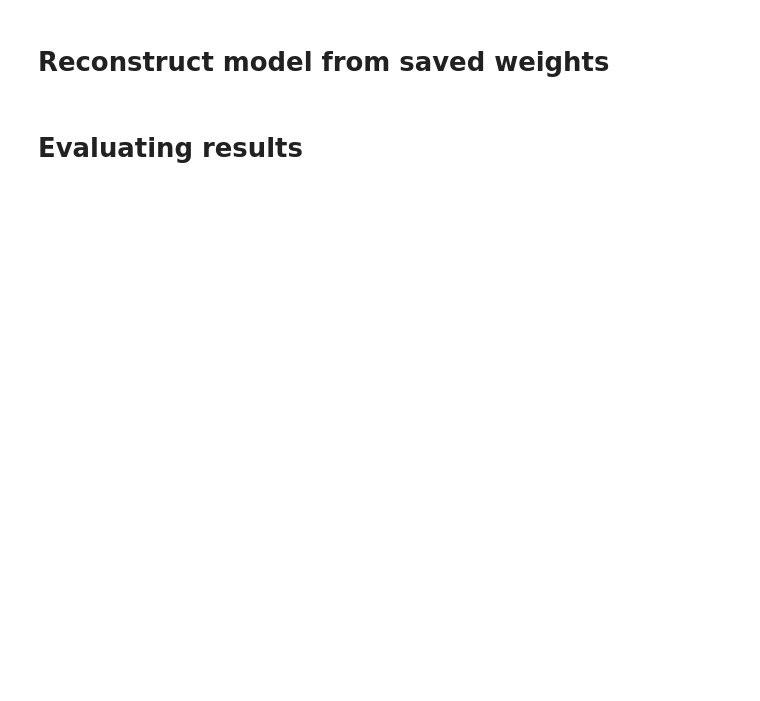
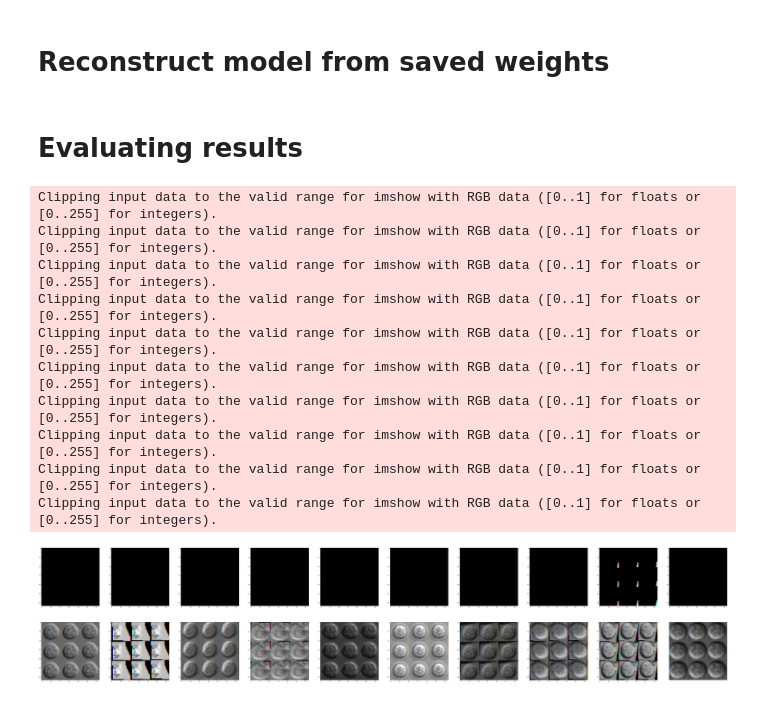
Before and after one commit to Khayrulbuet13/HSC_ML, a Jupyter notebook: src/CNN/CNN_training_test.ipynb, the cells around one changed output. Cells and saved outputs as stored; diff of their text form; code cells hidden in the pictures; blank space fills up the shorter version.

```diff
--- a/src/CNN/CNN_training_test.ipynb
+++ b/src/CNN/CNN_training_test.ipynb
@@ -217,7 +327,7 @@ print("Cuda acceleration enabled!" if torch.cuda.is_available() else 'Running on
 def get_model():
     # initializing with resnet weight
     #model = models.resnet50(weights="IMAGENET1K_V2")
-    model = MyCNN()
+    model = CNN_AE()
 
     # # get the input feature in fully connected layer
     # num_in_features = model.fc.in_features
@@ -317,15 +394,3 @@ for epoch in range(1, EPOCHES+1):
-# %%
-# ploting validation vs train error
-
-fig, ax = plt.subplots(1, 1, figsize = (9, 5))
-ax.legend(loc='best')
-plt.title("Train-Validation Accuracy")
-plt.plot(batch_loss, label='train')
-plt.plot(vloss, label='validation')
-plt.xlabel('num_epochs', fontsize=12)
-plt.ylabel('accuracy', fontsize=12)
-fig.tight_layout()
-plt.savefig(trained_weights + "Train_Validation_Accuracy.png", bbox_inches='tight', dpi=150)
 # %% [markdown]
 # Reconstruct model from saved weights
 # %%
@@ -353,46 +418,71 @@ import shutil
 
 # defining hook to access output from intermidiate layer
 def get_features(name):
     def hook(model, input, output):
         features[name] = output.detach()
     return hook
 
 # registerning the hook. different layer can be accessed by changing
 # fc[3] parameter. for details
 # https://kozodoi.me/python/deep%20learning/pytorch/tutorial/2021/05/27/extracting-features.html
-model.fc[3].register_forward_hook(get_features('feats'))
+# model.decoder[4].register_forward_hook(get_features('feats'))
 
 
 trained_model_PATH = trained_weights +'TBCells.pt'
 model.load_state_dict(torch.load(trained_model_PATH))
 model.eval()
 #print(model)
 
 y_pred = []
 y_true = []
 FEATS = [] # extracted feats will be saved here
 # placeholder for batch features
 features = {}
 
+outputs_dict = {}
 
+# Extracting the last batch from the test
+# dataset
+img_list = []
+out_list = []
 with torch.no_grad():
     for image, target, path in test_dataloader:
         image, target = image.to(DEVICE), target.to(DEVICE)
         outputs = model(image)
-        output = (torch.max(outputs, 1)[1]).data.cpu().numpy()
-        y_pred.extend(output) # Save Prediction
-        target = target.data.cpu().numpy()
+        outputs_dict['img'] = image
+        outputs_dict['out'] = outputs
 
-        # not_matched = [target.index(y) for x, y in zip(y_pred, target) if y != x]
-        not_matched = np.where(y_pred != target)[0]
-        if not os.path.exists(trained_weights + "wrong_pred/"):
-            os.makedirs(trained_weights + "wrong_pred/")
-            for element in not_matched:
-                shutil.copy(path[element], trained_weights + "wrong_pred/" + path[element].split("/")[-1])
-        y_true.extend(target) # Save Truth
-        FEATS.extend((features['feats'].cpu().numpy())) # Save feature
+counter = 1
+val = outputs_dict['out'].cpu().detach().numpy()
 
-print(f' Feature extracted with shape: {np.array(FEATS).shape}')
+# Plotting first 10 images of the batch
+fig, axs = plt.subplots(2, 10, figsize=(100, 20))
+
+val = outputs_dict['out'].cpu().detach().numpy()
+# Loop over the subplots and plot data on each one
+for i, ax in enumerate(axs.flat[:10]):
+    ax.imshow(val[i].reshape(64, 64,3), cmap='gray')
+    plt.axis('off')
+
+val = outputs_dict['img'].cpu().detach().numpy()
+
+for i, ax in enumerate(axs.flat[10:]):
+    ax.imshow(val[i].reshape(64, 64,3), cmap='gray')
+    plt.axis('off')
+# Show the plot
+plt.show()
+# %% [output]
+Clipping input data to the valid range for imshow with RGB data ([0..1] for floats or [0..255] for integers).
+Clipping input data to the valid range for imshow with RGB data ([0..1] for floats or [0..255] for integers).
+Clipping input data to the valid range for imshow with RGB data ([0..1] for floats or [0..255] for integers).
+Clipping input data to the valid range for imshow with RGB data ([0..1] for floats or [0..255] for integers).
+Clipping input data to the valid range for imshow with RGB data ([0..1] for floats or [0..255] for integers).
+Clipping input data to the valid range for imshow with RGB data ([0..1] for floats or [0..255] for integers).
+Clipping input data to the valid range for imshow with RGB data ([0..1] for floats or [0..255] for integers).
+Clipping input data to the valid range for imshow with RGB data ([0..1] for floats or [0..255] for integers).
+Clipping input data to the valid range for imshow with RGB data ([0..1] for floats or [0..255] for integers).
+Clipping input data to the valid range for imshow with RGB data ([0..1] for floats or [0..255] for integers).
+[figure, added]
 # %%
 classes = labels_map.values()
 
```
Also changed, not shown: parts of 13 cells of this notebook, 3 other files.
